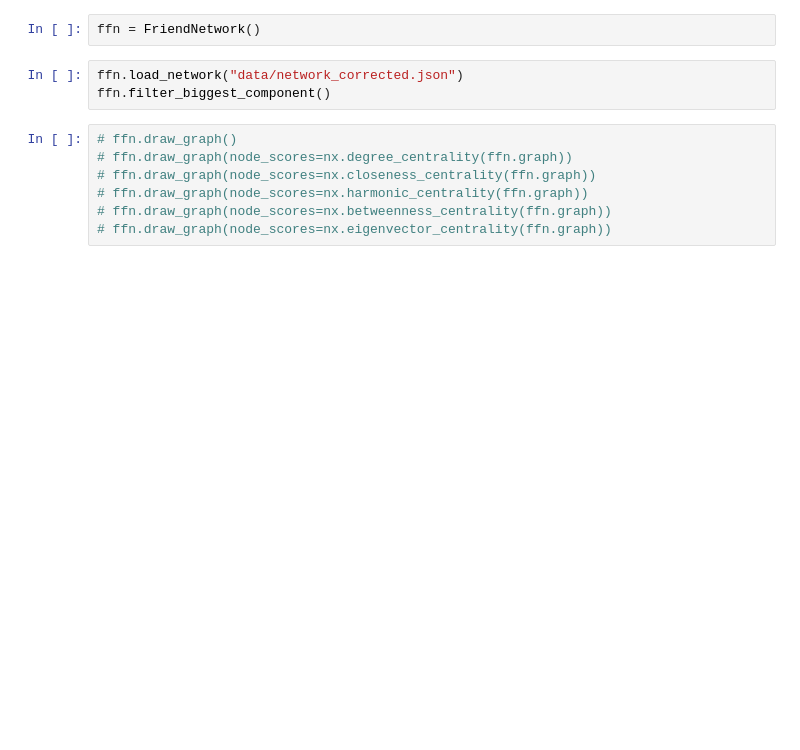
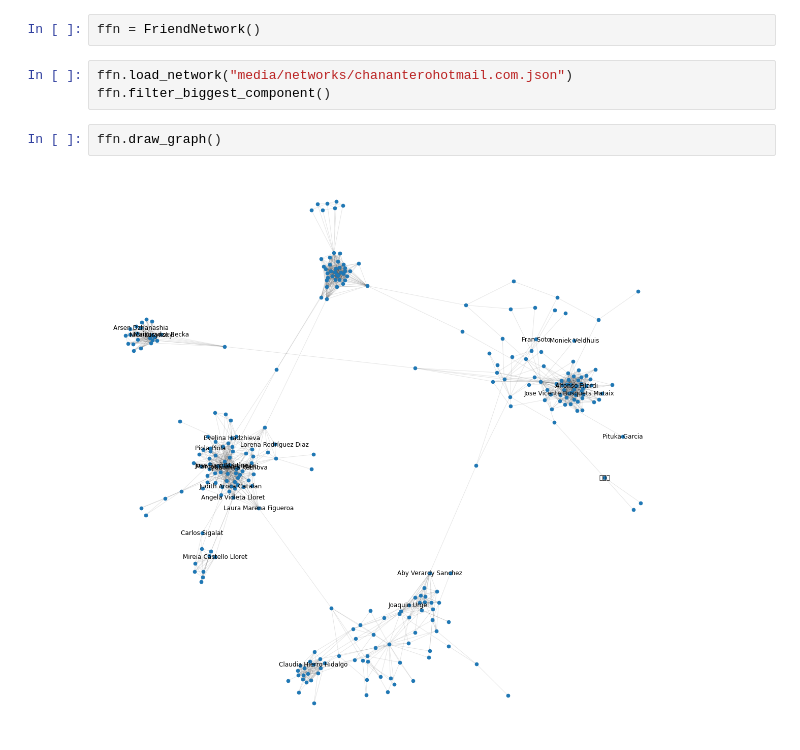
Before and after one commit to rubchume/FacebookFriendNetworkAnalyzer, a Jupyter notebook: FacebookScrape.ipynb, the cells around one changed output. Drawn from its saved outputs; the diff is of its cells as text; blank space fills up the shorter version.

```diff
--- a/FacebookScrape.ipynb
+++ b/FacebookScrape.ipynb
@@ -16,12 +144,9 @@ from src.friend_network import FriendNetwork
 # %%
 ffn = FriendNetwork()
 # %%
-ffn.load_network("data/network_corrected.json")
+ffn.load_network("media/networks/chananterohotmail.com.json")
 ffn.filter_biggest_component()
 # %%
-# ffn.draw_graph()
-# ffn.draw_graph(node_scores=nx.degree_centrality(ffn.graph))
-# ffn.draw_graph(node_scores=nx.closeness_centrality(ffn.graph))
-# ffn.draw_graph(node_scores=nx.harmonic_centrality(ffn.graph))
-# ffn.draw_graph(node_scores=nx.betweenness_centrality(ffn.graph))
-# ffn.draw_graph(node_scores=nx.eigenvector_centrality(ffn.graph))
+ffn.draw_graph()
+# %% [output]
+[figure, added]
```
Also changed, not shown: parts of 13 cells of this notebook, 1 other file.
